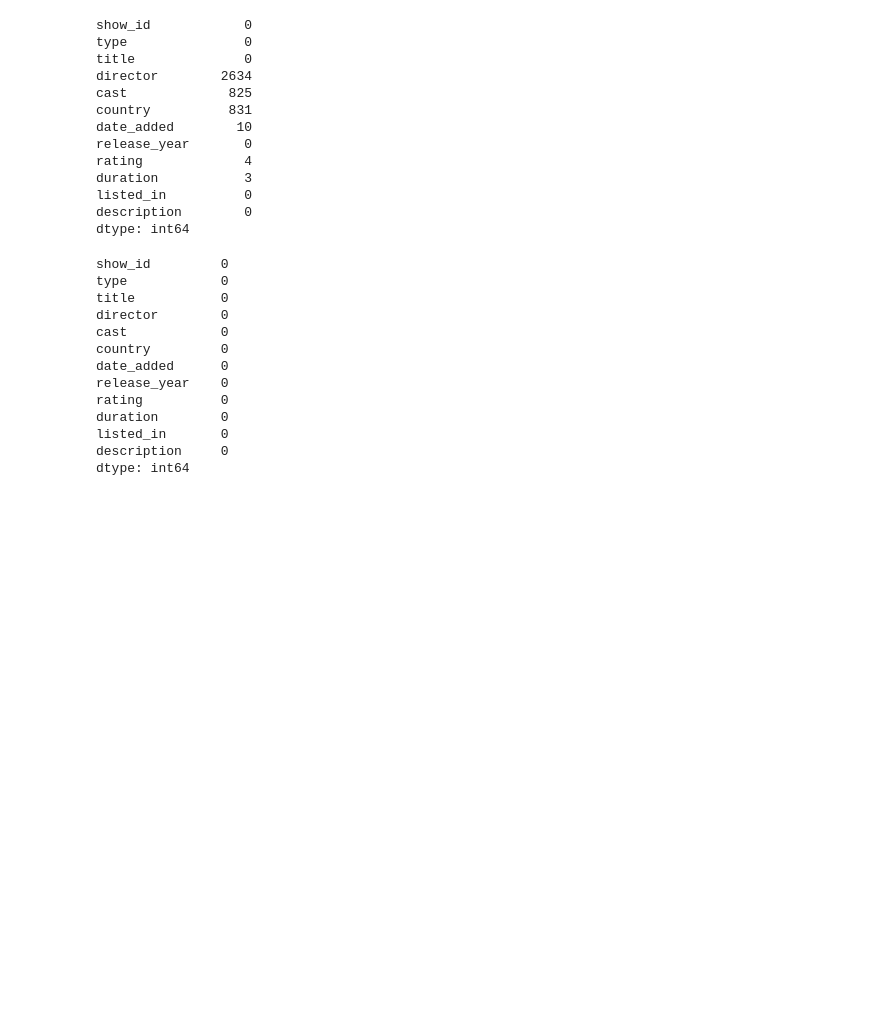
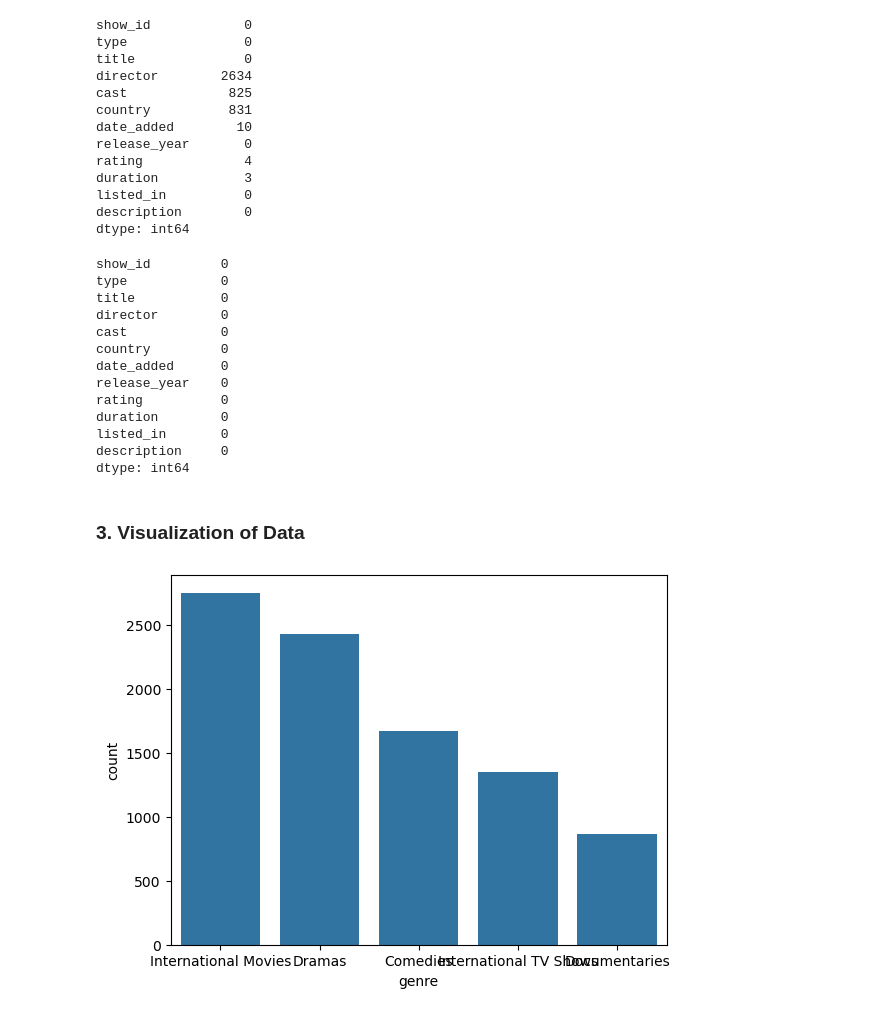
Before and after one commit to palden0929/netflix-dataset-analysis, a Jupyter notebook: netflix_data_analysis.ipynb, the cells around one changed output. Cells and saved outputs as stored; diff of their text form; code cells hidden in the pictures; blank space fills up the shorter version.

Commit message:
Top 5 Genres Visualization

```diff
--- a/netflix_data_analysis.ipynb
+++ b/netflix_data_analysis.ipynb
@@ -126,3 +135,34 @@ duration        0
 listed_in       0
 description     0
 dtype: int64
+# %%
+#Changing the column name to genre from listed_as
+netflix = netflix.rename(columns={"listed_in": "genre"})
+# %%
+#Currently the genre column has many different values separated using commas.
+#Splitting the different genres into different rows
+
+# Make sure 'genre' column is string
+netflix['genre'] = netflix['genre'].astype(str)
+
+#Split by comma, strip spaces, and "explode" into multiple rows
+netflix['genre'] = netflix['genre'].str.split(',')
+netflix = netflix.explode('genre')
+
+# Remove extra spaces
+netflix['genre'] = netflix['genre'].str.strip()
+# %% [markdown]
+### 3. Visualization of Data
+# %%
+#Popularity of each genre based on the amount of Series/TV shows made
+
+#Counting the occurance of a each genre in the dataset
+#Then, only taking to top 5 occuring genres
+count = netflix['genre'].value_counts().reset_index()
+top5 = count.head(5)
+
+#Plotting a bar graph to visualize the data
+sns.barplot(x = 'genre',y = 'count', data = top5, width = 0.8)
+plt.show()
+# %% [output]
+[figure, added]
```
Also changed, not shown: parts of 2 cells of this notebook.
